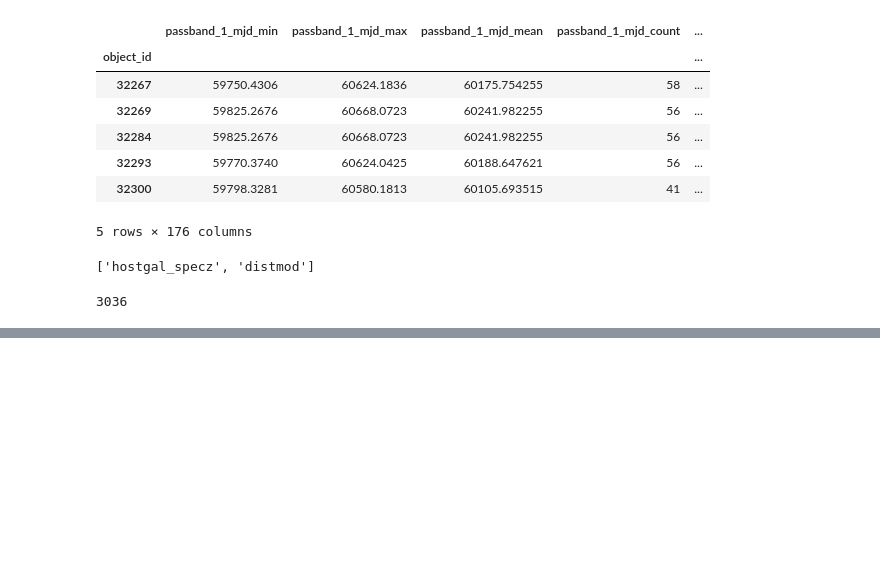
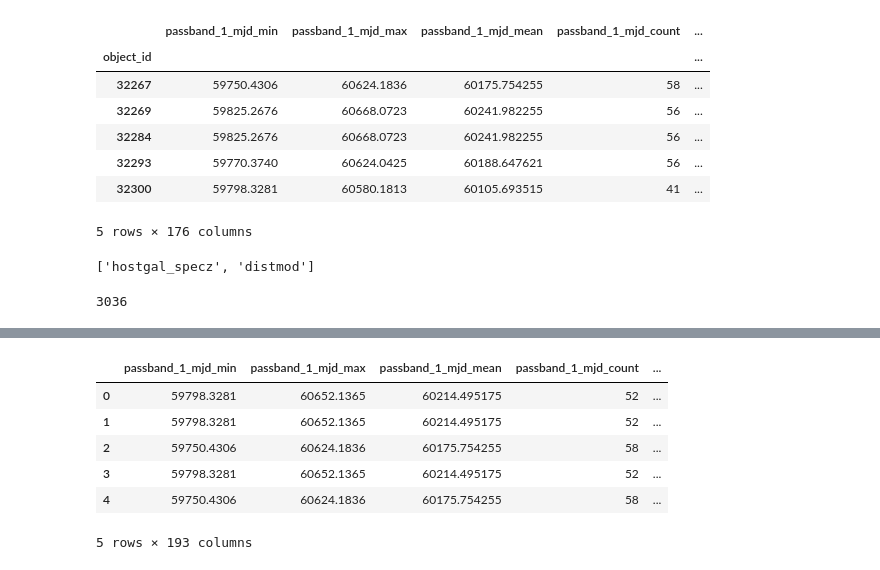
Before and after one commit to kowaalczyk/astronomical-classification, a Jupyter notebook: notebooks/Dataset-Development.ipynb, the cells around one changed output, grey strips where cells are left out. Saved outputs shown, nothing was run; the diff lists cells and outputs as text; code cells hidden in the pictures; blank space fills up the shorter version.

```diff
--- a/notebooks/Dataset-Development.ipynb
+++ b/notebooks/Dataset-Development.ipynb
@@ -190,0 +191,3 @@ Developing dataset that merges features from 2 other sets (without unnecessary d
+# %%
+for Xt in mds.iter_test:
+    break
@@ -190,0 +197,10 @@ Developing dataset that merges features from 2 other sets (without unnecessary d
+# %%
+Xt.head()
+# %% [output]
+|  | passband_1_mjd_min | passband_1_mjd_max | passband_1_mjd_mean | passband_1_mjd_count | ... |
+| 0 | 59798.3281 | 60652.1365 | 60214.495175 | 52 | ... |
+| 1 | 59798.3281 | 60652.1365 | 60214.495175 | 52 | ... |
+| 2 | 59750.4306 | 60624.1836 | 60175.754255 | 58 | ... |
+| 3 | 59798.3281 | 60652.1365 | 60214.495175 | 52 | ... |
+| 4 | 59750.4306 | 60624.1836 | 60175.754255 | 58 | ... |
+5 rows × 193 columns
```
Also changed, not shown: parts of 25 cells of this notebook, 2 other files.
